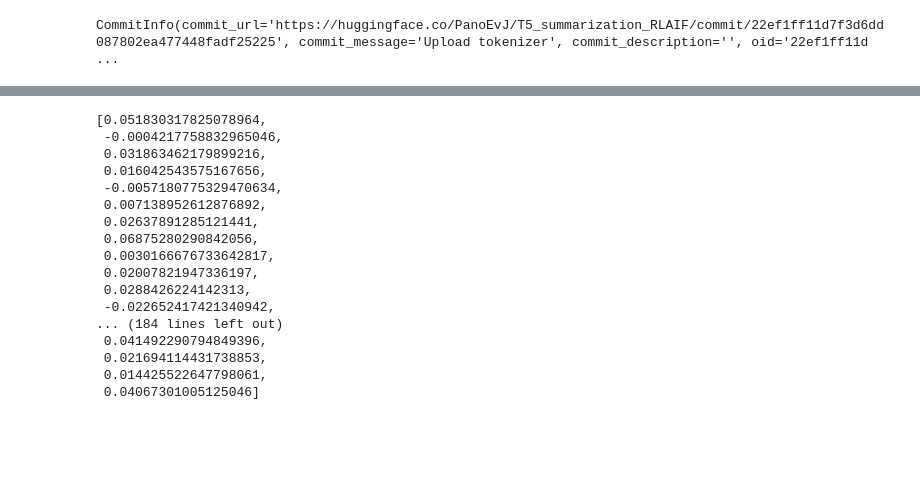
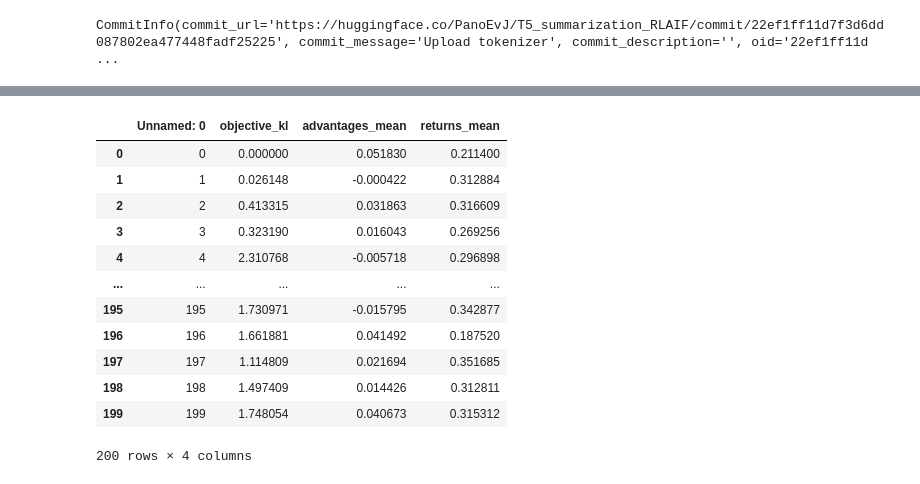
Before and after one commit to PanoEvJ/summarization_RLHF, a Jupyter notebook: app_rlaif_test.ipynb, the cells around one changed output, grey strips where cells are left out. Saved outputs shown, nothing was run; the diff lists cells and outputs as text; code cells hidden in the pictures; blank space fills up the shorter version.

```diff
--- a/app_rlaif_test.ipynb
+++ b/app_rlaif_test.ipynb
@@ -466,20 +425,0 @@ returns_mean
-# %%
-advantages_mean
-# %% [output]
-[0.051830317825078964,
- -0.0004217758832965046,
- 0.031863462179899216,
- 0.016042543575167656,
- -0.0057180775329470634,
- 0.007138952612876892,
- 0.02637891285121441,
- 0.06875280290842056,
- 0.0030166676733642817,
- 0.02007821947336197,
- 0.0288426224142313,
- -0.022652417421340942,
-... (184 lines left out)
- 0.041492290794849396,
- 0.021694114431738853,
- 0.014425522647798061,
- 0.04067301005125046]
@@ -485,0 +440,18 @@ advantages_mean
+# %%
+import pandas as pd
+data = pd.read_csv("stats_rlaif.csv")
+data
+# %% [output]
+|  | Unnamed: 0 | objective_kl | advantages_mean | returns_mean |
+| 0 | 0 | 0.000000 | 0.051830 | 0.211400 |
+| 1 | 1 | 0.026148 | -0.000422 | 0.312884 |
+| 2 | 2 | 0.413315 | 0.031863 | 0.316609 |
+| 3 | 3 | 0.323190 | 0.016043 | 0.269256 |
+| 4 | 4 | 2.310768 | -0.005718 | 0.296898 |
+| ... | ... | ... | ... | ... |
+| 195 | 195 | 1.730971 | -0.015795 | 0.342877 |
+| 196 | 196 | 1.661881 | 0.041492 | 0.187520 |
+| 197 | 197 | 1.114809 | 0.021694 | 0.351685 |
+| 198 | 198 | 1.497409 | 0.014426 | 0.312811 |
+| 199 | 199 | 1.748054 | 0.040673 | 0.315312 |
+200 rows × 4 columns
```
Also changed, not shown: parts of 3 cells of this notebook.
